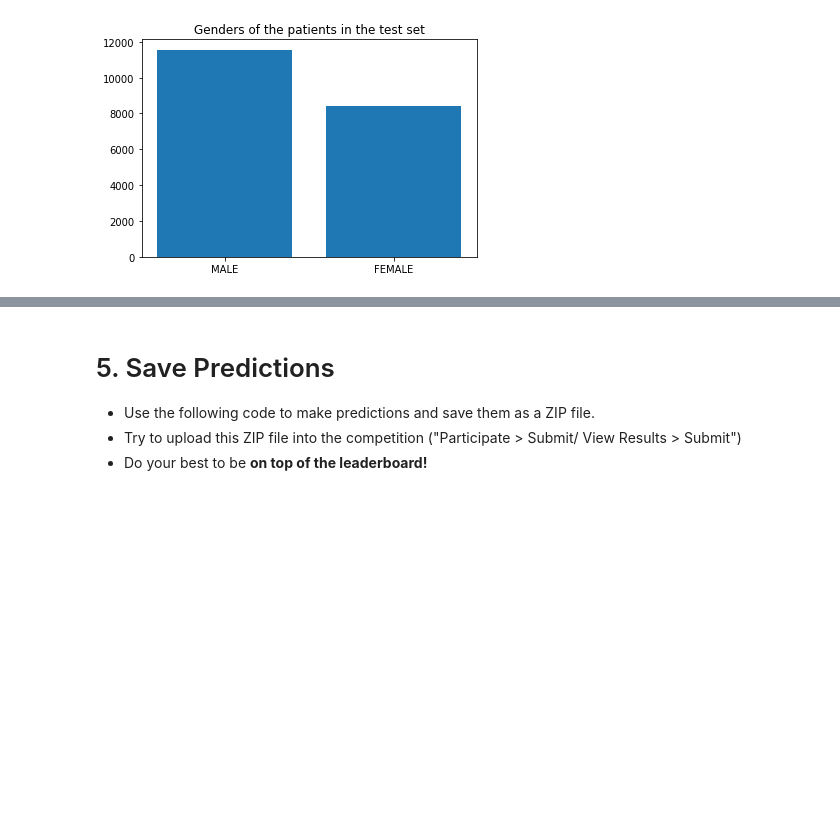
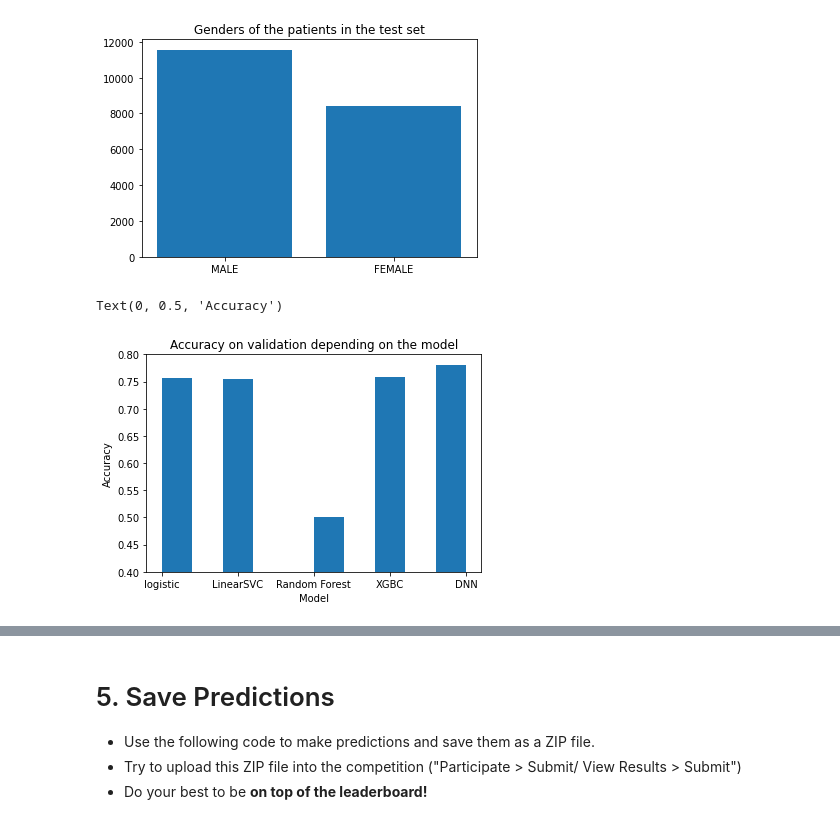
Before and after one commit to lyshuga/DataCamp, a Jupyter notebook: TP3-black.ipynb, the cells around one changed output, grey strips where cells are left out. Cells and saved outputs as stored; diff of their text form; code cells hidden in the pictures; blank space fills up the shorter version.

Commit message:
plot or resultd

```diff
--- a/TP3-black.ipynb
+++ b/TP3-black.ipynb
@@ -856,3 +852,19 @@ plt.title("Genders of the patients in the test set")
 plt.show()
 # %% [output]
 [figure]
+# %%
+RandomForest_score = 0.5
+XGBC_score = 0.7587731019228132
+DNN_score = 0.78
+
+results = [logistic_score, LinearSVC_score, RandomForest_score, XGBC_score, DNN_score]
+labels = ["logistic", "LinearSVC", "Random Forest", "XGBC", "DNN"]
+
+ax = plt.hist(x=labels, weights=results)
+plt.ylim(0.4, 0.8)
+plt.title("Accuracy on validation depending on the model")
+plt.xlabel("Model")
+plt.ylabel("Accuracy")
+# %% [output]
+Text(0, 0.5, 'Accuracy')
+[figure, added]
```
Also changed, not shown: parts of 8 cells of this notebook.
